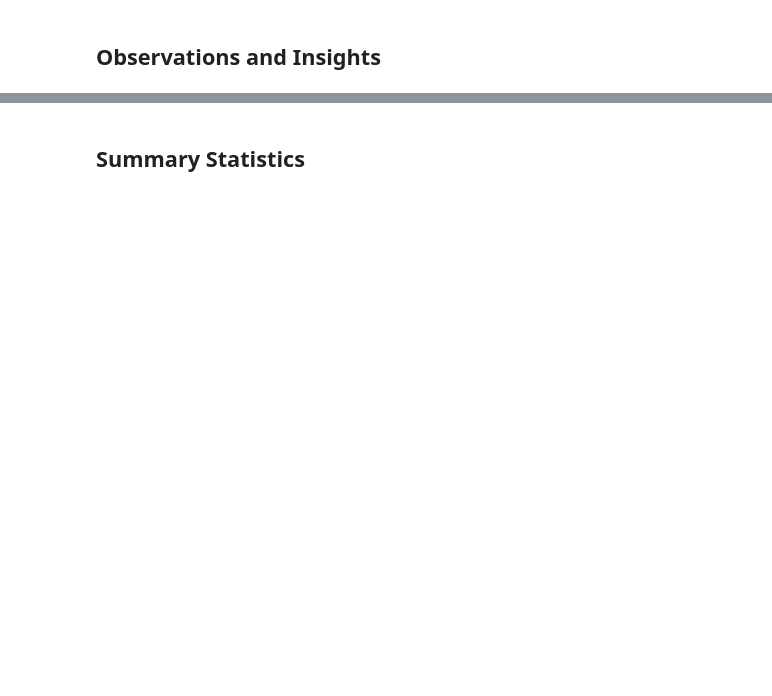
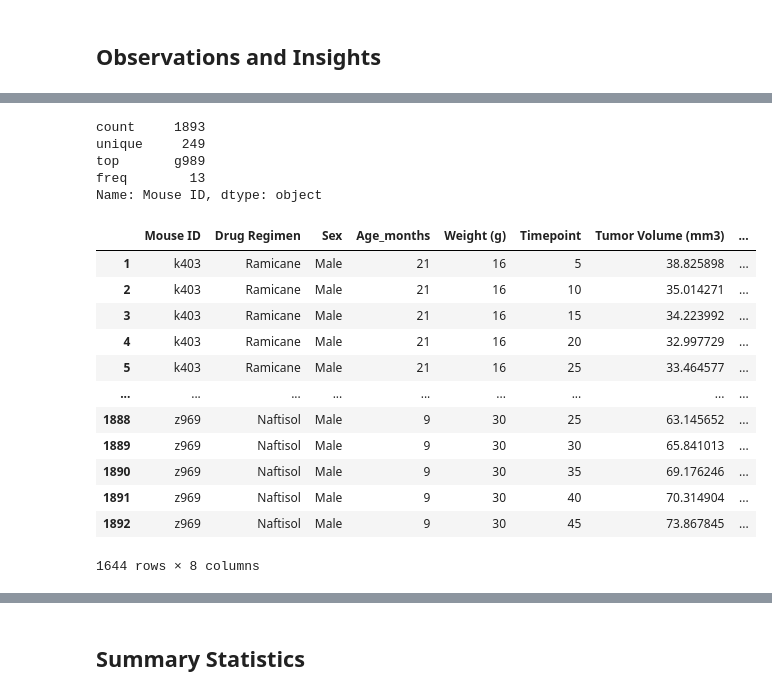
Before and after one commit to Lindsey-G/UCI-Homework-Giron, a Jupyter notebook: Homework_01/05-matplotlib-challenge/Pymaceuticals/02-Homework_05-Matplotlib_Instructions_Pymaceuticals_pymaceuticals_starter.ipynb, the cells around one changed output, grey strips where cells are left out. Saved outputs shown, nothing was run; the diff lists cells and outputs as text; code cells hidden in the pictures; blank space fills up the shorter version.

```diff
--- a/Homework_01/05-matplotlib-challenge/Pymaceuticals/02-Homework_05-Matplotlib_Instructions_Pymaceuticals_pymaceuticals_starter.ipynb
+++ b/Homework_01/05-matplotlib-challenge/Pymaceuticals/02-Homework_05-Matplotlib_Instructions_Pymaceuticals_pymaceuticals_starter.ipynb
@@ -5,6 +5,7 @@
 import matplotlib.pyplot as plt
 import pandas as pd
 import scipy.stats as st
+import numpy as np
 
 # Study data files
 mouse_metadata_path = "../Resources/data_Mouse_metadata.csv"
@@ -15,7 +16,7 @@ mouse_metadata = pd.read_csv(mouse_metadata_path)
 study_results = pd.read_csv(study_results_path)
 
 # Combine the data into a single dataset
-combined_data = pd.merge(mouse_metadata_path, study_results_path, on="Mouse ID")
+combined_data = pd.merge(mouse_metadata, study_results, on="Mouse ID")
 
 # Display the data table for preview
 combined_data.head()
@@ -24,3 +30,28 @@ TypeError: Can only merge Series or DataFrame objects, a <class 'str'> was passe
 # %%
-# Checking the number of mice.
+# Checking the number of mice. Using .describe() to obtain unique mouse id count
+combined_data["Mouse ID"].describe()
+# %% [output]
+count     1893
+unique     249
+top       g989
+freq        13
+Name: Mouse ID, dtype: object
+# %%
+# creat a dataframe for duplicated data. Using .loc and .duplicated on "Mouse Id" to go through : all the rows
+duplicated_data = combined_data.loc[combined_data.duplicated("Mouse ID"), :]
+duplicated_data
+# %% [output]
+|  | Mouse ID | Drug Regimen | Sex | Age_months | Weight (g) | Timepoint | Tumor Volume (mm3) | ... |
+| 1 | k403 | Ramicane | Male | 21 | 16 | 5 | 38.825898 | ... |
+| 2 | k403 | Ramicane | Male | 21 | 16 | 10 | 35.014271 | ... |
+| 3 | k403 | Ramicane | Male | 21 | 16 | 15 | 34.223992 | ... |
+| 4 | k403 | Ramicane | Male | 21 | 16 | 20 | 32.997729 | ... |
+| 5 | k403 | Ramicane | Male | 21 | 16 | 25 | 33.464577 | ... |
+| ... | ... | ... | ... | ... | ... | ... | ... | ... |
+| 1888 | z969 | Naftisol | Male | 9 | 30 | 25 | 63.145652 | ... |
+| 1889 | z969 | Naftisol | Male | 9 | 30 | 30 | 65.841013 | ... |
+| 1890 | z969 | Naftisol | Male | 9 | 30 | 35 | 69.176246 | ... |
+| 1891 | z969 | Naftisol | Male | 9 | 30 | 40 | 70.314904 | ... |
+| 1892 | z969 | Naftisol | Male | 9 | 30 | 45 | 73.867845 | ... |
+1644 rows × 8 columns
 # %%
```
Also changed, not shown: parts of 6 cells of this notebook.
